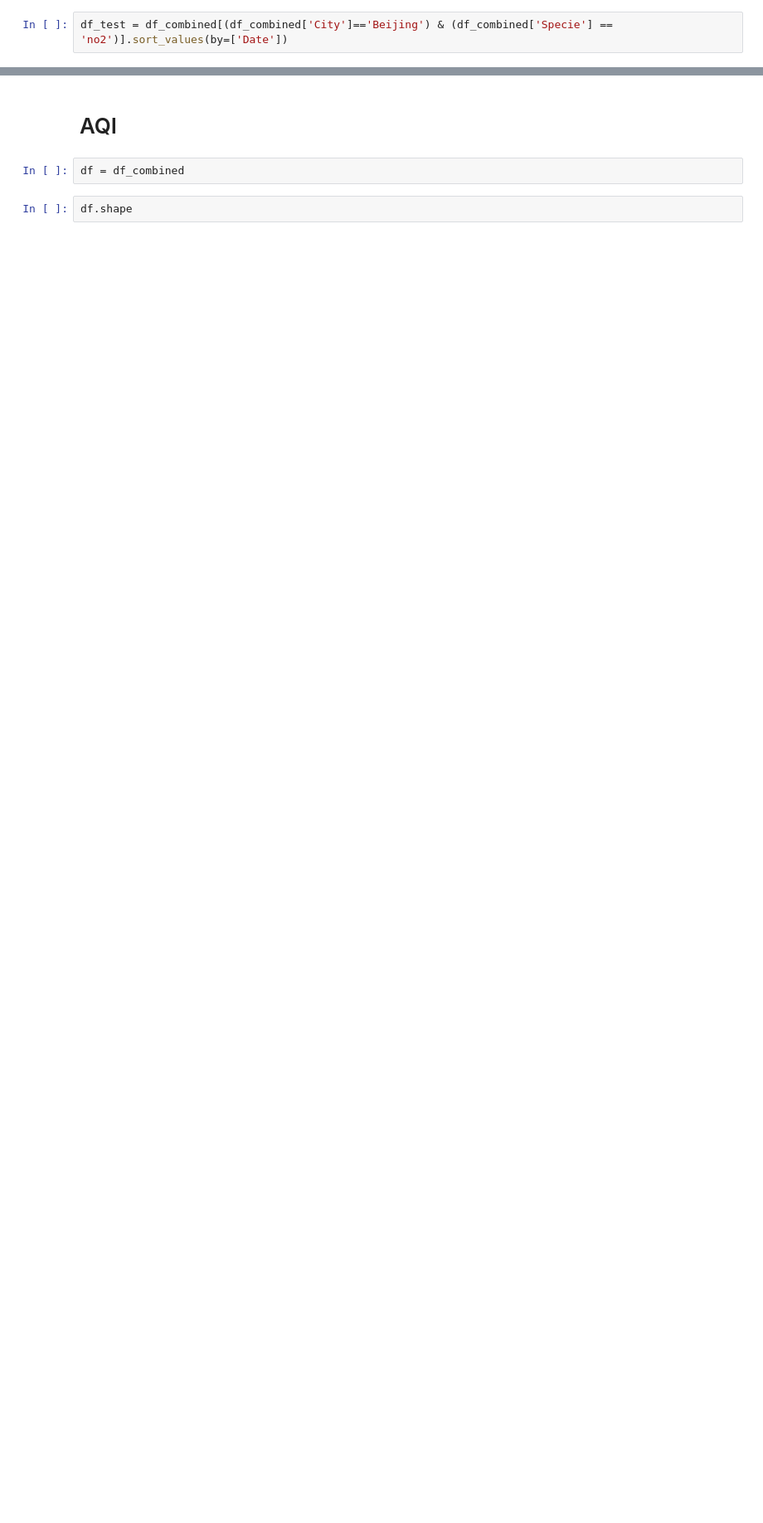
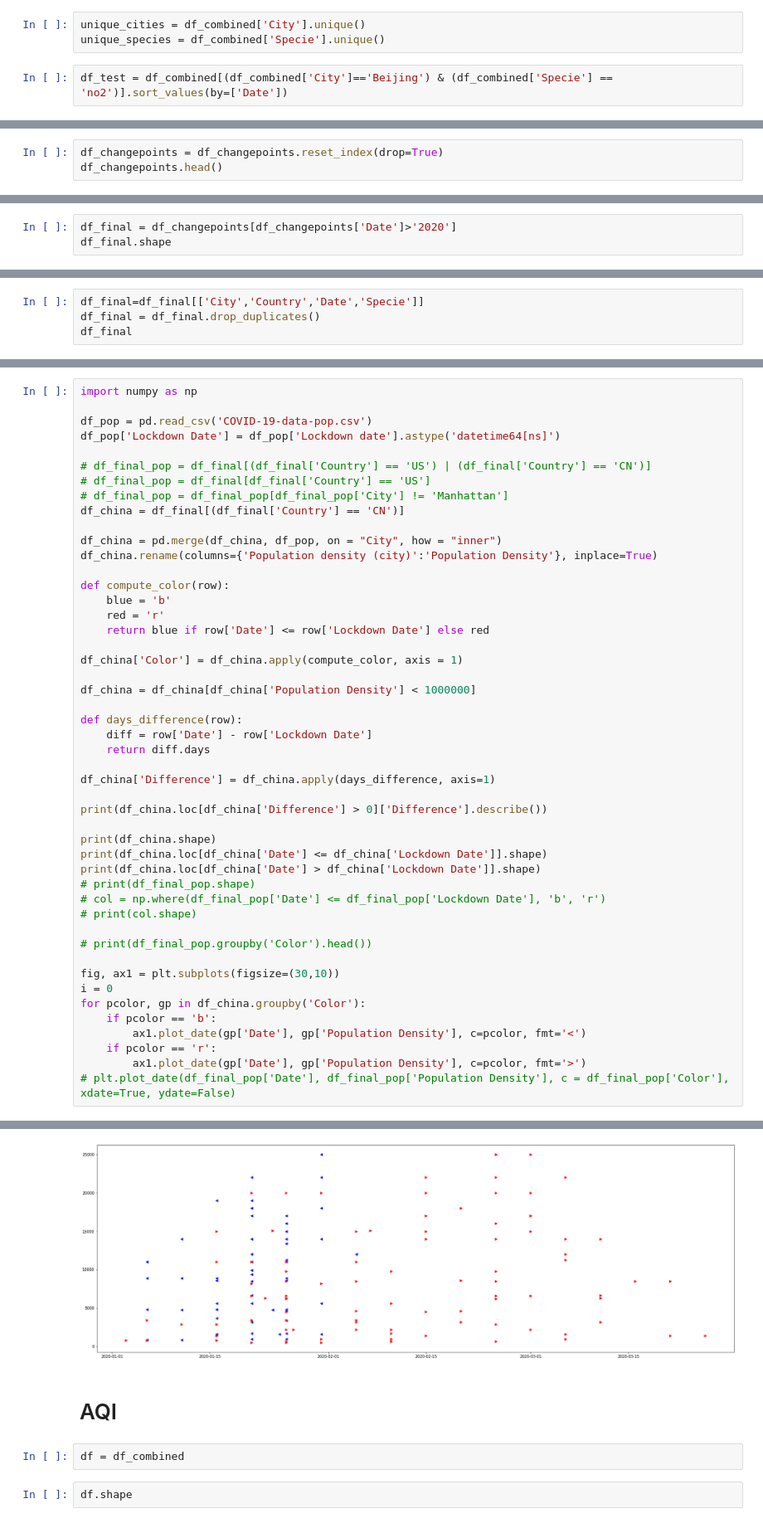
Before and after one commit to sherryxhu/Covid-Datafest-2020, a Jupyter notebook: EDA.ipynb, the cells around one changed output, grey strips where cells are left out. Shown at 83% size. Saved outputs shown, nothing was run; the diff lists cells and outputs as text; blank space fills up the shorter version.

```diff
--- a/EDA.ipynb
+++ b/EDA.ipynb
@@ -37,2 +91,5 @@ df_combined = df_2020.append(df_2019)
+# %%
+unique_cities = df_combined['City'].unique()
+unique_species = df_combined['Specie'].unique()
 # %%
 df_test = df_combined[(df_combined['City']=='Beijing') & (df_combined['Specie'] == 'no2')].sort_values(by=['Date'])
@@ -64,0 +133,3 @@ df_test.reset_index(drop=True).iloc[result[:-1],]
+# %%
+df_changepoints = df_changepoints.reset_index(drop=True)
+df_changepoints.head()
@@ -64,0 +143,3 @@ df_test.reset_index(drop=True).iloc[result[:-1],]
+# %%
+df_final = df_changepoints[df_changepoints['Date']>'2020']
+df_final.shape
@@ -64,0 +148,4 @@ df_test.reset_index(drop=True).iloc[result[:-1],]
+# %%
+df_final=df_final[['City','Country','Date','Specie']]
+df_final = df_final.drop_duplicates()
+df_final
@@ -64,0 +171,49 @@ df_test.reset_index(drop=True).iloc[result[:-1],]
+# %%
+import numpy as np
+
+df_pop = pd.read_csv('COVID-19-data-pop.csv')
+df_pop['Lockdown Date'] = df_pop['Lockdown date'].astype('datetime64[ns]')
+
+# df_final_pop = df_final[(df_final['Country'] == 'US') | (df_final['Country'] == 'CN')]
+# df_final_pop = df_final[df_final['Country'] == 'US']
+# df_final_pop = df_final_pop[df_final_pop['City'] != 'Manhattan']
+df_china = df_final[(df_final['Country'] == 'CN')]
+
+df_china = pd.merge(df_china, df_pop, on = "City", how = "inner")
+df_china.rename(columns={'Population density (city)':'Population Density'}, inplace=True)
+
+def compute_color(row):
+    blue = 'b'
+    red = 'r'
+    return blue if row['Date'] <= row['Lockdown Date'] else red
+
+df_china['Color'] = df_china.apply(compute_color, axis = 1)
+
+df_china = df_china[df_china['Population Density'] < 1000000]
+
+def days_difference(row):
+    diff = row['Date'] - row['Lockdown Date']
+    return diff.days
+
+df_china['Difference'] = df_china.apply(days_difference, axis=1)
+
+print(df_china.loc[df_china['Difference'] > 0]['Difference'].describe())
+
+print(df_china.shape)
+print(df_china.loc[df_china['Date'] <= df_china['Lockdown Date']].shape)
+print(df_china.loc[df_china['Date'] > df_china['Lockdown Date']].shape)
+# print(df_final_pop.shape)
+# col = np.where(df_final_pop['Date'] <= df_final_pop['Lockdown Date'], 'b', 'r')
+# print(col.shape)
+
+# print(df_final_pop.groupby('Color').head())
+
+fig, ax1 = plt.subplots(figsize=(30,10))
+i = 0
+for pcolor, gp in df_china.groupby('Color'):
+    if pcolor == 'b':
+        ax1.plot_date(gp['Date'], gp['Population Density'], c=pcolor, fmt='<')
+    if pcolor == 'r':
+        ax1.plot_date(gp['Date'], gp['Population Density'], c=pcolor, fmt='>')
+# plt.plot_date(df_final_pop['Date'], df_final_pop['Population Density'], c = df_final_pop['Color'], xdate=True, ydate=False)
+# %% [output]
@@ -65,3 +232,4 @@ df_test.reset_index(drop=True).iloc[result[:-1],]
+[figure, added]
 # %% [markdown]
 # AQI
 # %%
```
Also changed, not shown: parts of 23 cells of this notebook, 3 other files.
